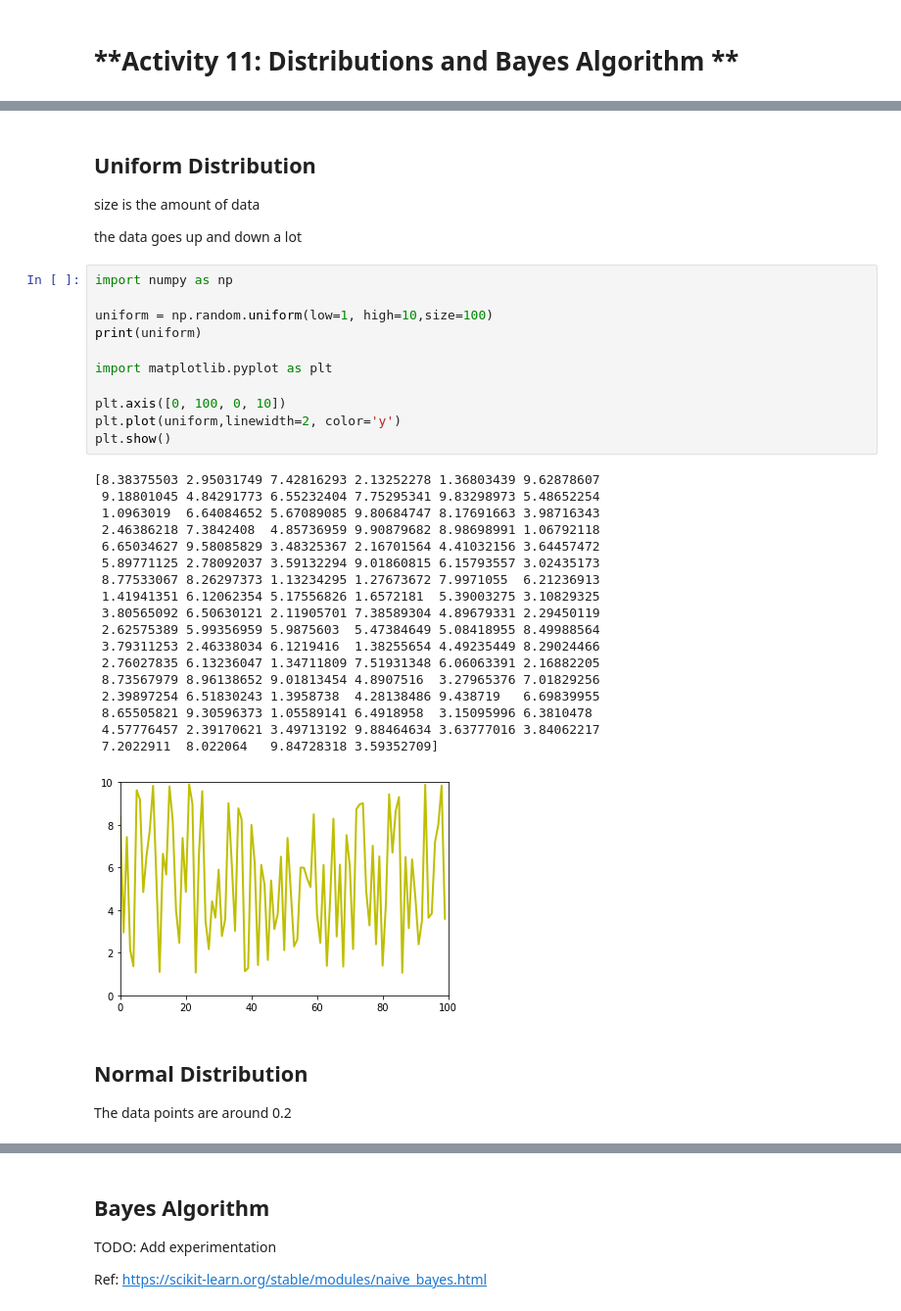
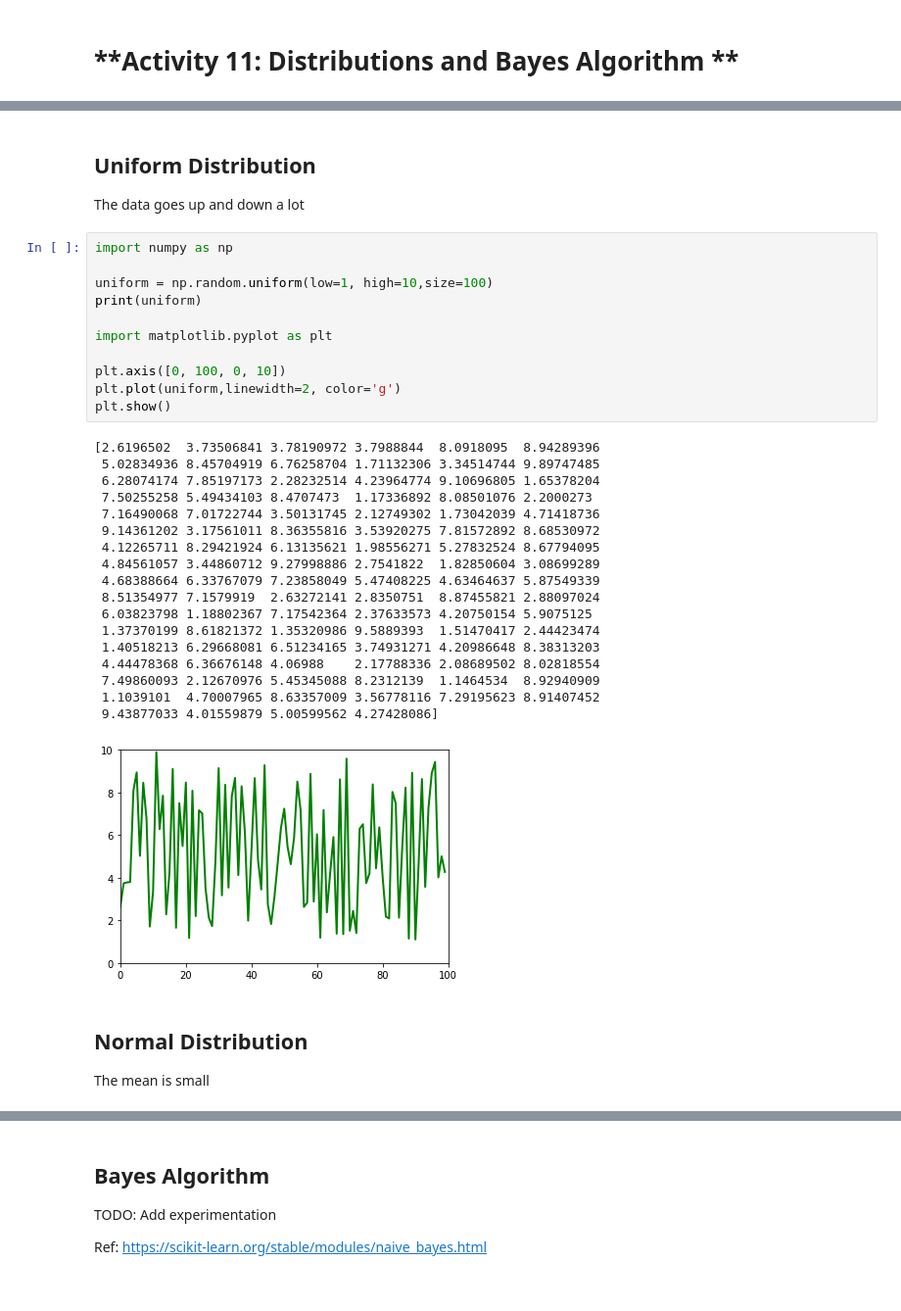
Before and after one commit to CMPSC-310-AI-Spring2023/activity09_image-manipulation-MilesF25, a Jupyter notebook: CMPSC310_Activity11.ipynb, the cells around one changed output, grey strips where cells are left out. Shown: that part at 98% size. Saved outputs shown, nothing was run; the diff lists cells and outputs as text.

```diff
--- a/CMPSC310_Activity11.ipynb
+++ b/CMPSC310_Activity11.ipynb
@@ -32,42 +30,41 @@ plt.show()
 # %% [markdown]
 ## Uniform Distribution
-size is the amount of data
 
-the data goes up and down a lot
+The data goes up and down a lot
 # %%
 import numpy as np
 
 uniform = np.random.uniform(low=1, high=10,size=100)
 print(uniform)
 
 import matplotlib.pyplot as plt
 
 plt.axis([0, 100, 0, 10])
-plt.plot(uniform,linewidth=2, color='y')
+plt.plot(uniform,linewidth=2, color='g')
 plt.show()
 # %% [output]
-[8.38375503 2.95031749 7.42816293 2.13252278 1.36803439 9.62878607
- 9.18801045 4.84291773 6.55232404 7.75295341 9.83298973 5.48652254
- 1.0963019  6.64084652 5.67089085 9.80684747 8.17691663 3.98716343
- 2.46386218 7.3842408  4.85736959 9.90879682 8.98698991 1.06792118
- 6.65034627 9.58085829 3.48325367 2.16701564 4.41032156 3.64457472
- 5.89771125 2.78092037 3.59132294 9.01860815 6.15793557 3.02435173
- 8.77533067 8.26297373 1.13234295 1.27673672 7.9971055  6.21236913
- 1.41941351 6.12062354 5.17556826 1.6572181  5.39003275 3.10829325
- 3.80565092 6.50630121 2.11905701 7.38589304 4.89679331 2.29450119
- 2.62575389 5.99356959 5.9875603  5.47384649 5.08418955 8.49988564
- 3.79311253 2.46338034 6.1219416  1.38255654 4.49235449 8.29024466
- 2.76027835 6.13236047 1.34711809 7.51931348 6.06063391 2.16882205
- 8.73567979 8.96138652 9.01813454 4.8907516  3.27965376 7.01829256
- 2.39897254 6.51830243 1.3958738  4.28138486 9.438719   6.69839955
- 8.65505821 9.30596373 1.05589141 6.4918958  3.15095996 6.3810478
- 4.57776457 2.39170621 3.49713192 9.88464634 3.63777016 3.84062217
- 7.2022911  8.022064   9.84728318 3.59352709]
+[2.6196502  3.73506841 3.78190972 3.7988844  8.0918095  8.94289396
+ 5.02834936 8.45704919 6.76258704 1.71132306 3.34514744 9.89747485
+ 6.28074174 7.85197173 2.28232514 4.23964774 9.10696805 1.65378204
+ 7.50255258 5.49434103 8.4707473  1.17336892 8.08501076 2.2000273
+ 7.16490068 7.01722744 3.50131745 2.12749302 1.73042039 4.71418736
+ 9.14361202 3.17561011 8.36355816 3.53920275 7.81572892 8.68530972
+ 4.12265711 8.29421924 6.13135621 1.98556271 5.27832524 8.67794095
+ 4.84561057 3.44860712 9.27998886 2.7541822  1.82850604 3.08699289
+ 4.68388664 6.33767079 7.23858049 5.47408225 4.63464637 5.87549339
+ 8.51354977 7.1579919  2.63272141 2.8350751  8.87455821 2.88097024
+ 6.03823798 1.18802367 7.17542364 2.37633573 4.20750154 5.9075125
+ 1.37370199 8.61821372 1.35320986 9.5889393  1.51470417 2.44423474
+ 1.40518213 6.29668081 6.51234165 3.74931271 4.20986648 8.38313203
+ 4.44478368 6.36676148 4.06988    2.17788336 2.08689502 8.02818554
+ 7.49860093 2.12670976 5.45345088 8.2312139  1.1464534  8.92940909
+ 1.1039101  4.70007965 8.63357009 3.56778116 7.29195623 8.91407452
+ 9.43877033 4.01559879 5.00599562 4.27428086]
-[figure, old version]
+[figure, new version]
 # %% [markdown]
 ## Normal Distribution
 
-The data points are around 0.2
+The mean is small
 # %%
 import numpy as np
 mu, sigma = 0, 0.1 # mean and standard deviation
```
Also changed, not shown: parts of 5 cells of this notebook.
